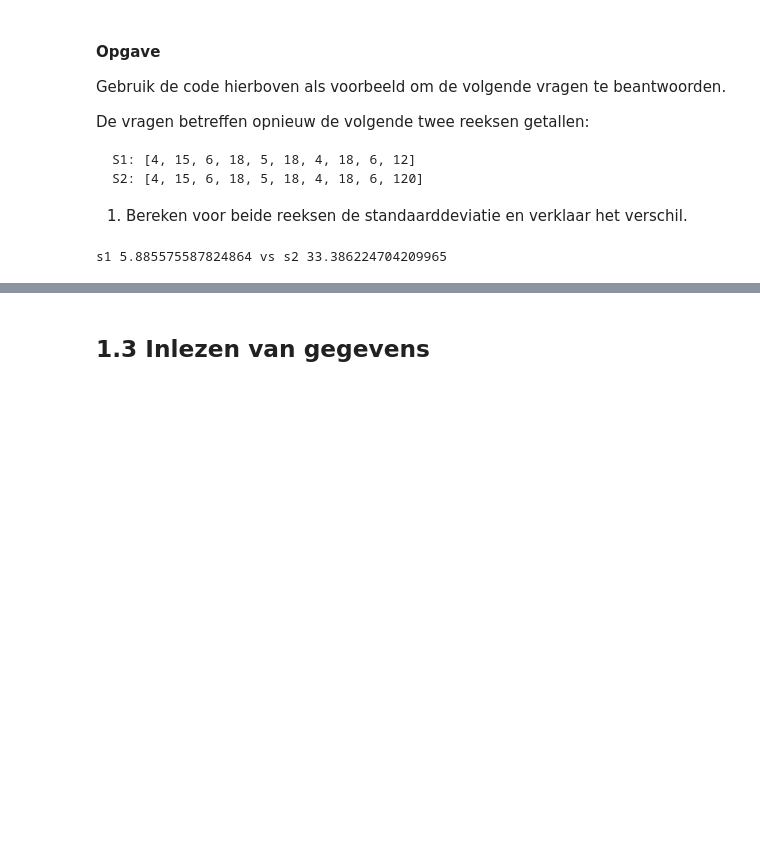
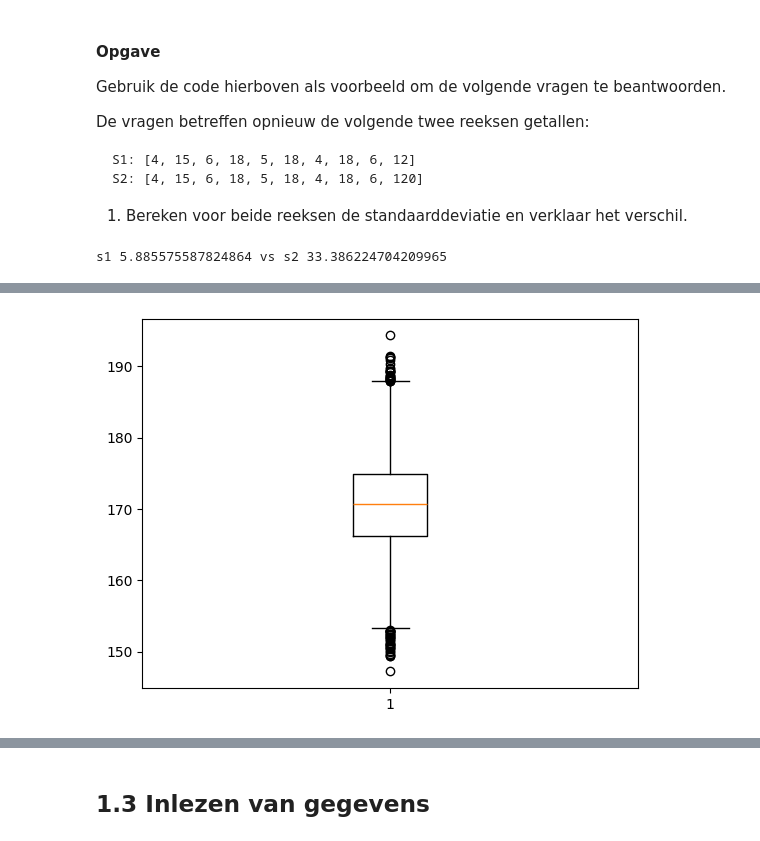
Before and after one commit to mcdejonge/cursus-beginnen-met-data-science, a Jupyter notebook: les_1_statistiek.ipynb, the cells around one changed output, grey strips where cells are left out. Drawn from its saved outputs; the diff is of its cells as text; code cells hidden in the pictures; blank space fills up the shorter version.

```diff
--- a/les_1_statistiek.ipynb
+++ b/les_1_statistiek.ipynb
@@ -228,0 +297,10 @@ s1 5.885575587824864 vs s2 33.386224704209965
+# %%
+np.random.seed(14) # Nodig om het resultaat reproduceerbaar te maken
+
+# Maak 10.000 lichaamslengtes aan voor Nederlandse vrouwen
+lichaamslengte_f = np.random.normal(170.6, 6.3, 10000)
+# Toon deze
+plt.boxplot(lichaamslengte_f)
+plt.show()
+# %% [output]
+[figure, added]
```
Also changed, not shown: parts of 20 cells of this notebook, 1 other file.
